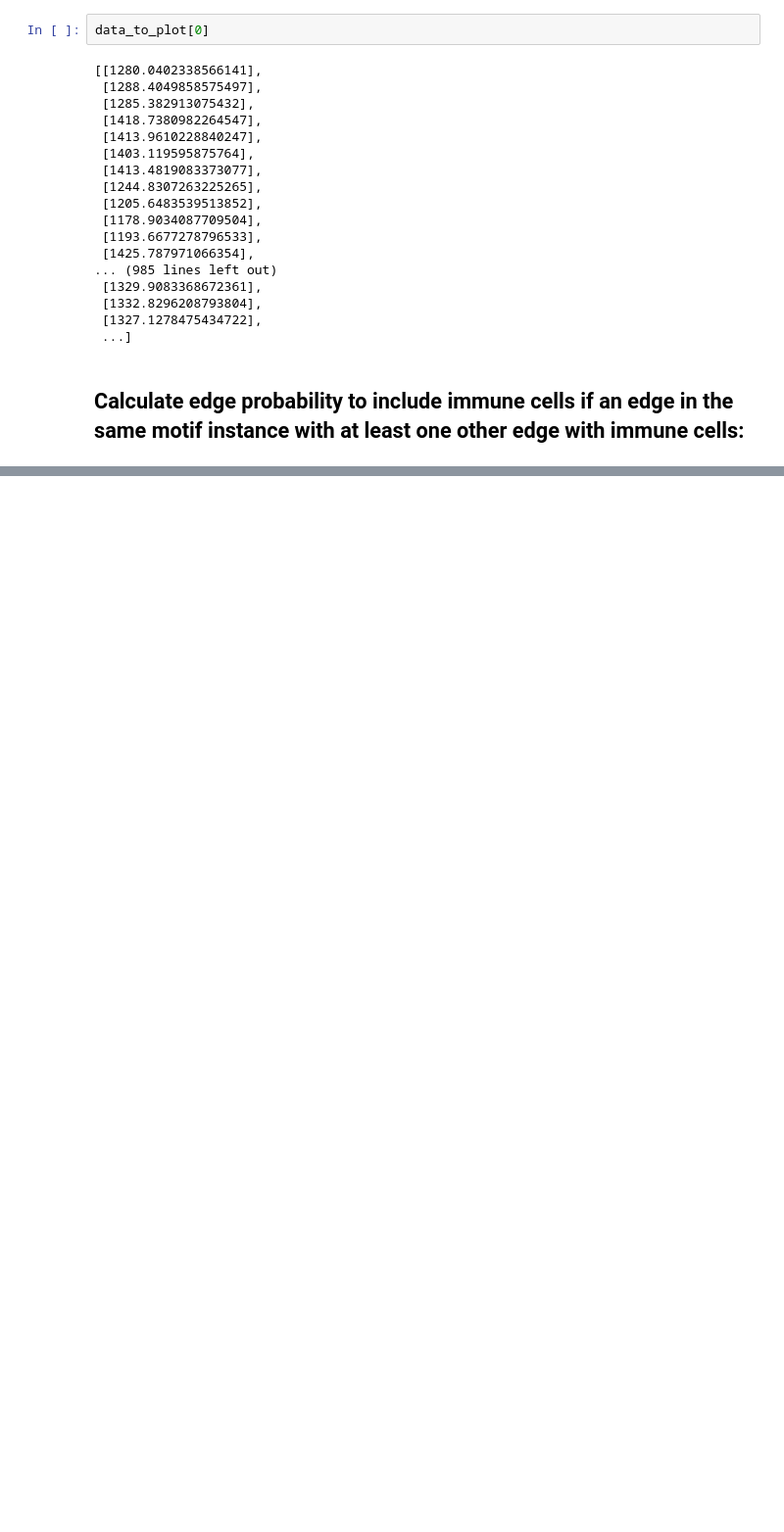
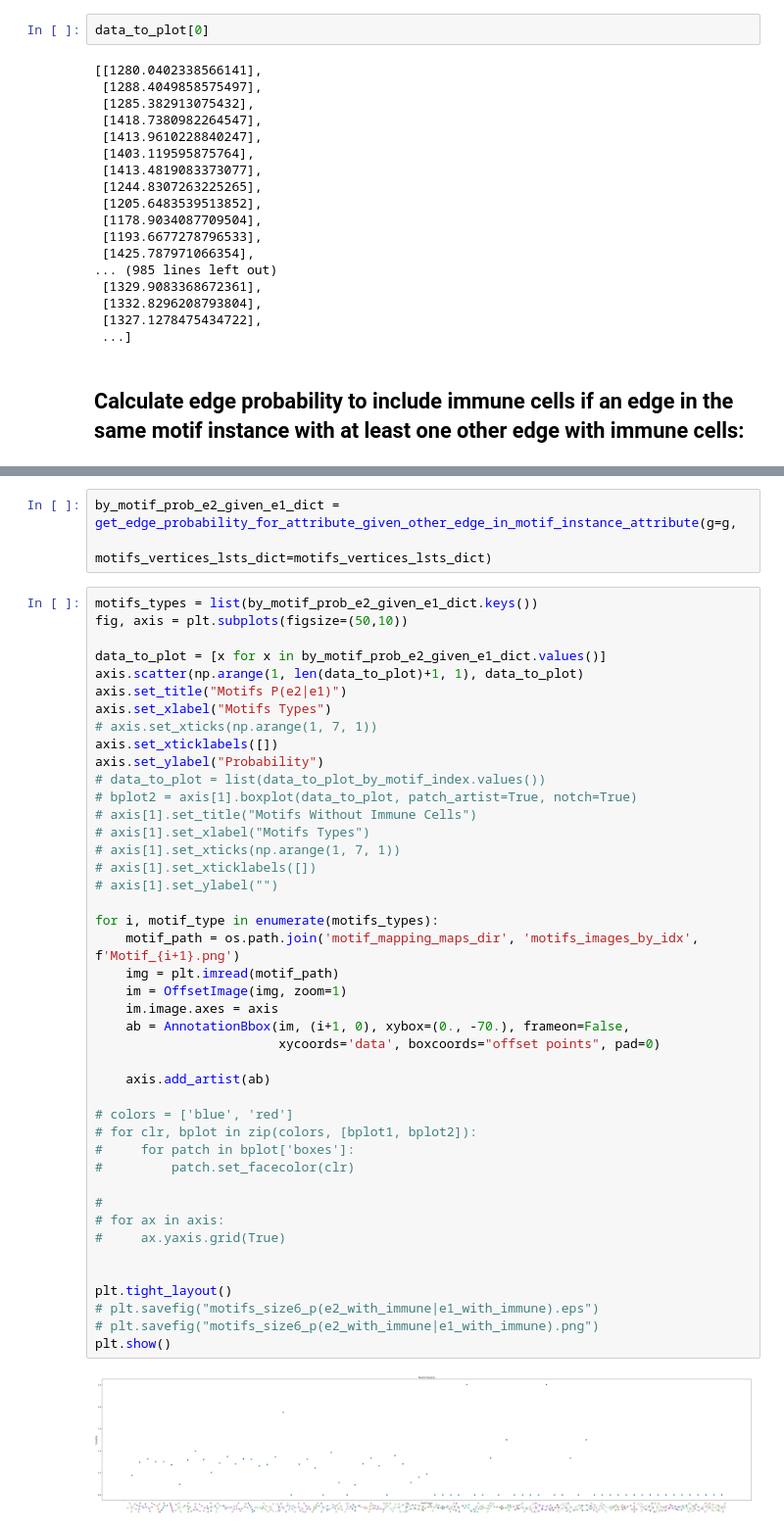
Before and after one commit to Yishaiaz/VasculatureNetworkAnalysesTools, a Jupyter notebook: MotifsExplortationCode/ImmuneCellsCountsExploration.ipynb, the cells around one changed output, grey strips where cells are left out. Shown at 98% size. Saved outputs shown, nothing was run; the diff lists cells and outputs as text; blank space fills up the shorter version.

```diff
--- a/MotifsExplortationCode/ImmuneCellsCountsExploration.ipynb
+++ b/MotifsExplortationCode/ImmuneCellsCountsExploration.ipynb
@@ -928,0 +926,48 @@ def get_edge_probability_for_attribute_given_other_edge_in_motif_instance_attrib
+# %%
+by_motif_prob_e2_given_e1_dict = get_edge_probability_for_attribute_given_other_edge_in_motif_instance_attribute(g=g,
+                                                                               motifs_vertices_lsts_dict=motifs_vertices_lsts_dict)
+# %%
+motifs_types = list(by_motif_prob_e2_given_e1_dict.keys())
+fig, axis = plt.subplots(figsize=(50,10))
+
+data_to_plot = [x for x in by_motif_prob_e2_given_e1_dict.values()]
+axis.scatter(np.arange(1, len(data_to_plot)+1, 1), data_to_plot)
+axis.set_title("Motifs P(e2|e1)")
+axis.set_xlabel("Motifs Types")
+# axis.set_xticks(np.arange(1, 7, 1))
+axis.set_xticklabels([])
+axis.set_ylabel("Probability")
+# data_to_plot = list(data_to_plot_by_motif_index.values())
+# bplot2 = axis[1].boxplot(data_to_plot, patch_artist=True, notch=True)
+# axis[1].set_title("Motifs Without Immune Cells")
+# axis[1].set_xlabel("Motifs Types")
+# axis[1].set_xticks(np.arange(1, 7, 1))
+# axis[1].set_xticklabels([])
+# axis[1].set_ylabel("")
+
+for i, motif_type in enumerate(motifs_types):
+    motif_path = os.path.join('motif_mapping_maps_dir', 'motifs_images_by_idx', f'Motif_{i+1}.png')
+    img = plt.imread(motif_path)
+    im = OffsetImage(img, zoom=1)
+    im.image.axes = axis
+    ab = AnnotationBbox(im, (i+1, 0), xybox=(0., -70.), frameon=False,
+                        xycoords='data', boxcoords="offset points", pad=0)
+
+    axis.add_artist(ab)
+
+# colors = ['blue', 'red']
+# for clr, bplot in zip(colors, [bplot1, bplot2]):
+#     for patch in bplot['boxes']:
+#         patch.set_facecolor(clr)
+
+#
+# for ax in axis:
+#     ax.yaxis.grid(True)
+
+
+plt.tight_layout()
+# plt.savefig("motifs_size6_p(e2_with_immune|e1_with_immune).eps")
+# plt.savefig("motifs_size6_p(e2_with_immune|e1_with_immune).png")
+plt.show()
+# %% [output]
+[figure, added]
```
Also changed, not shown: parts of 25 cells of this notebook, 3 other files.
